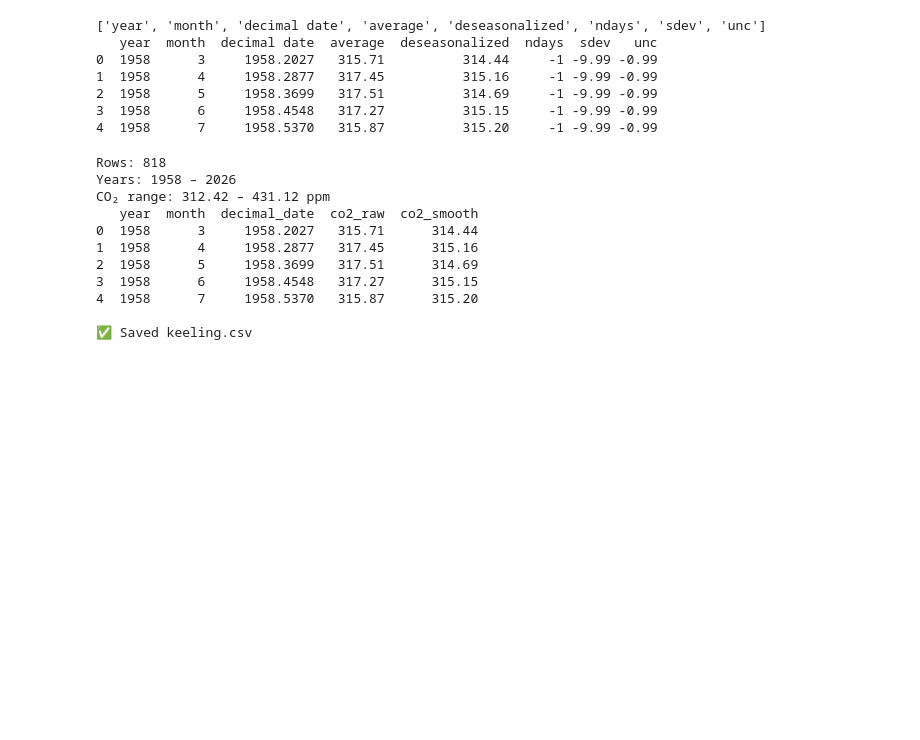
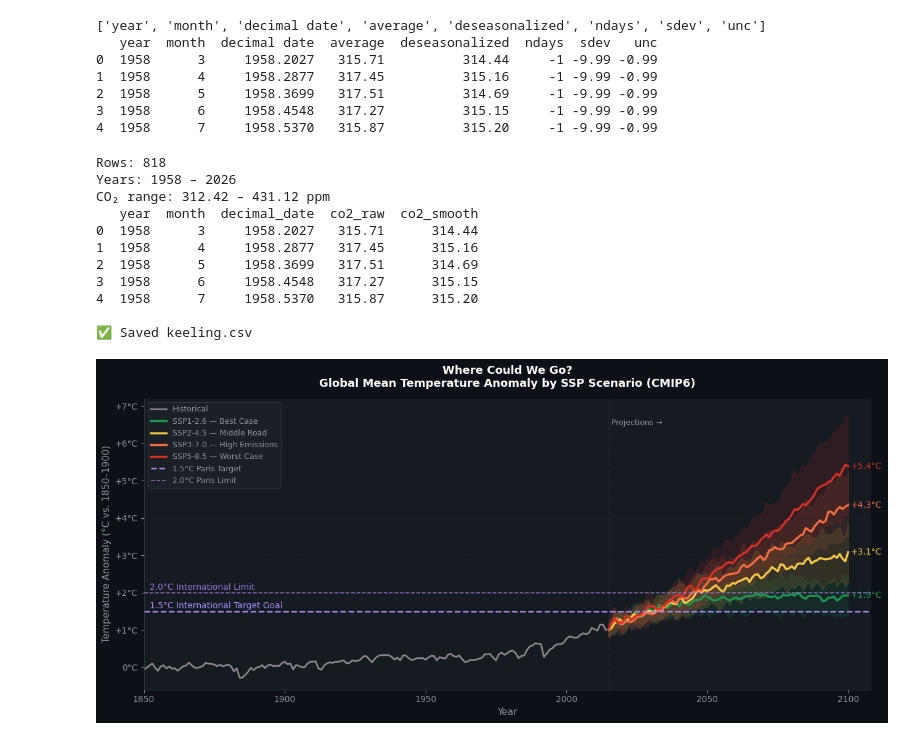
Before and after one commit to abbymcleod/dsc106-final, a Jupyter notebook: extract_data.ipynb, the cells around one changed output. Saved outputs shown, nothing was run; the diff lists cells and outputs as text; code cells hidden in the pictures; blank space fills up the shorter version.

Commit message:
add video image

```diff
--- a/extract_data.ipynb
+++ b/extract_data.ipynb
@@ -496,3 +496,99 @@ CO₂ range: 312.42 – 431.12 ppm
 4  1958      7     1958.5370   315.87      315.20
 
 ✅ Saved keeling.csv
+# %%
+import matplotlib.pyplot as plt
+import matplotlib.patches as mpatches
+import pandas as pd
+import numpy as np
+
+df = pd.read_csv('cmip6_global_anomaly.csv')
+
+scenario_colors = {
+    'historical': '#888888',
+    'ssp126':     '#1a9850',
+    'ssp245':     '#f6c744',
+    'ssp370':     '#f46d43',
+    'ssp585':     '#d73027'
+}
+
+scenario_labels = {
+    'historical': 'Historical',
+    'ssp126':     'SSP1-2.6 — Best Case',
+    'ssp245':     'SSP2-4.5 — Middle Road',
+    'ssp370':     'SSP3-7.0 — High Emissions',
+    'ssp585':     'SSP5-8.5 — Worst Case'
+}
+
+fig, ax = plt.subplots(figsize=(13, 6))
+fig.patch.set_facecolor('#0d1117')
+ax.set_facecolor('#161b22')
+
+for scenario, color in scenario_colors.items():
+    grp = df[df['scenario'] == scenario]
+    means = grp.groupby('year')['anomaly'].mean()
+    stds  = grp.groupby('year')['anomaly'].std()
+
+    ax.plot(means.index, means.values,
+            color=color, linewidth=2.5 if scenario != 'historical' else 2,
+            label=scenario_labels[scenario])
+
+    if scenario != 'historical':
+        ax.fill_between(means.index,
+                        means - stds, means + stds,
+                        color=color, alpha=0.12)
+
+        # end label
+        ax.text(2101, means.iloc[-1],
+                f"+{means.iloc[-1]:.1f}°C",
+                color=color, fontsize=10,
+                va='center', fontfamily='sans-serif')
+
+# ── Paris threshold lines ────────────────────────────────────
+ax.axhline(1.5, color='#a78bfa', linewidth=1.8,
+           linestyle='--', zorder=5, label='1.5°C Paris Target')
+ax.axhline(2.0, color='#a78bfa', linewidth=1.2,
+           linestyle='--', zorder=5, alpha=0.7, label='2.0°C Paris Limit')
+
+ax.text(1852, 1.5 + 0.08, '1.5°C International Target Goal',
+        color='#a78bfa', fontsize=10, fontfamily='sans-serif')
+ax.text(1852, 2.0 + 0.08, '2.0°C International Limit',
+        color='#a78bfa', fontsize=10, fontfamily='sans-serif', alpha=0.85)
+
+# ── 2015 handoff ─────────────────────────────────────────────
+ax.axvline(2015, color='#444444', linewidth=1,
+           linestyle=':', alpha=0.8)
+ax.text(2016, 6.5, 'Projections →',
+        color='#8b949e', fontsize=9, fontfamily='sans-serif')
+
+# ── Styling ──────────────────────────────────────────────────
+ax.set_xlim(1850, 2108)
+ax.set_ylim(-0.6, 7.2)
+ax.set_xlabel('Year', color='#8b949e', fontsize=11)
+ax.set_ylabel('Temperature Anomaly (°C vs. 1850–1900)',
+              color='#8b949e', fontsize=11)
+ax.set_title('Where Could We Go?\nGlobal Mean Temperature Anomaly by SSP Scenario (CMIP6)',
+             color='#ffffff', fontsize=13, fontweight='bold', pad=14)
+
+ax.tick_params(colors='#8b949e')
+ax.spines['bottom'].set_color('#30363d')
+ax.spines['left'].set_color('#30363d')
+ax.spines['top'].set_visible(False)
+ax.spines['right'].set_visible(False)
+ax.yaxis.set_major_formatter(
+    plt.FuncFormatter(lambda v, _: f'+{v:.0f}°C' if v > 0 else f'{v:.0f}°C'))
+
+ax.grid(axis='y', color='#21262d', linestyle='--',
+        linewidth=0.6, alpha=0.6)
+
+ax.legend(loc='upper left', fontsize=9,
+          facecolor='#1c2128', edgecolor='#30363d',
+          labelcolor='#8b949e', framealpha=0.9)
+
+plt.tight_layout()
+plt.savefig('fan_chart_paris_annotated.png', dpi=180,
+            facecolor='#0d1117', bbox_inches='tight')
+plt.show()
+print("✅ Saved fan_chart_paris_annotated.png")
+# %% [output]
+[figure, added]
```
Also changed, not shown: parts of 1 cell of this notebook, 1 other file.
